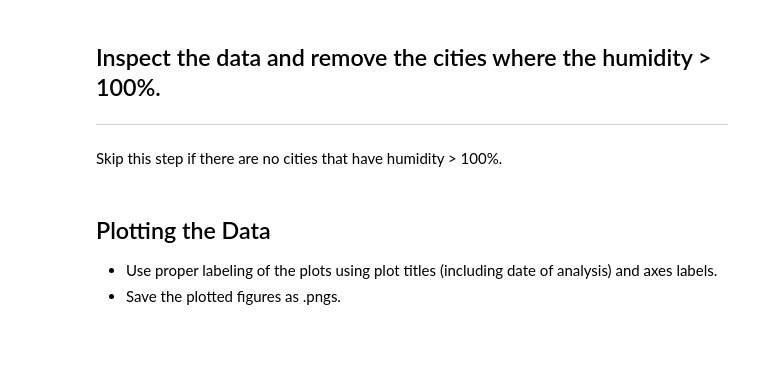
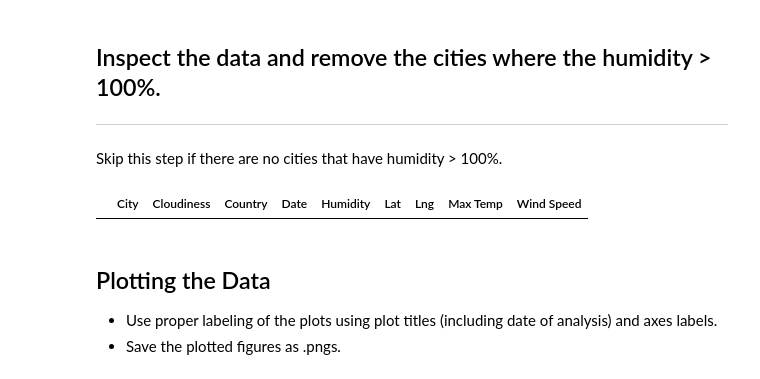
Before and after one commit to CBPher24/python-api-challenge, a Jupyter notebook: Weather/WeatherPy.ipynb, the cells around one changed output. Drawn from its saved outputs; the diff is of its cells as text; code cells hidden in the pictures; blank space fills up the shorter version.

```diff
--- a/Weather/WeatherPy.ipynb
+++ b/Weather/WeatherPy.ipynb
@@ -190,6 +175,10 @@ weather
 Skip this step if there are no cities that have humidity > 100%.
 # %%
 #  Get the indices of cities that have humidity over 100%.
+humid_ind = city_data.loc[city_data['Humidity'] > 100]
+humid_ind
+# %% [output]
+|  | City | Cloudiness | Country | Date | Humidity | Lat | Lng | Max Temp | Wind Speed |
 # %%
 # Make a new DataFrame equal to the city data to drop all humidity outliers by index.
 # Passing "inplace=False" will make a copy of the city_data DataFrame, which we call "clean_city_data".
```
Also changed, not shown: parts of 6 cells of this notebook, 1 other file.
